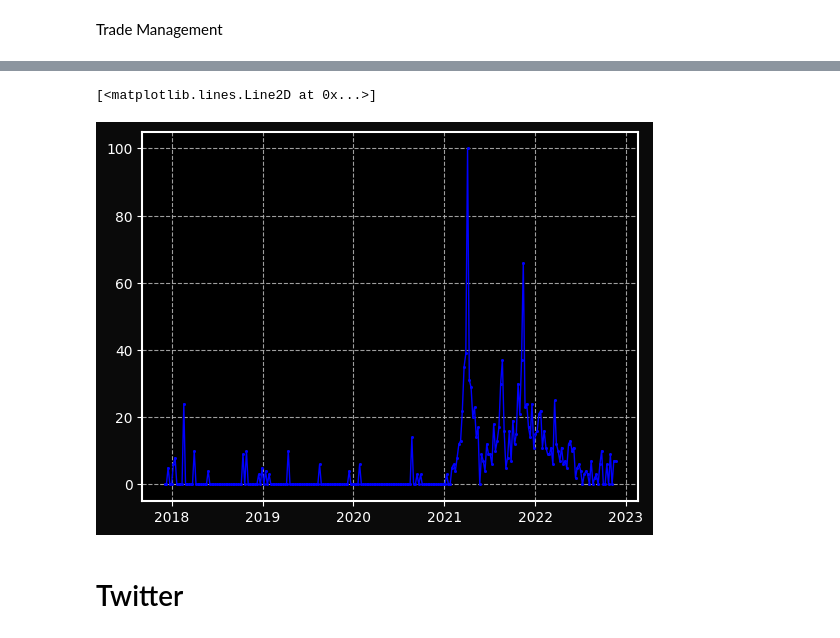
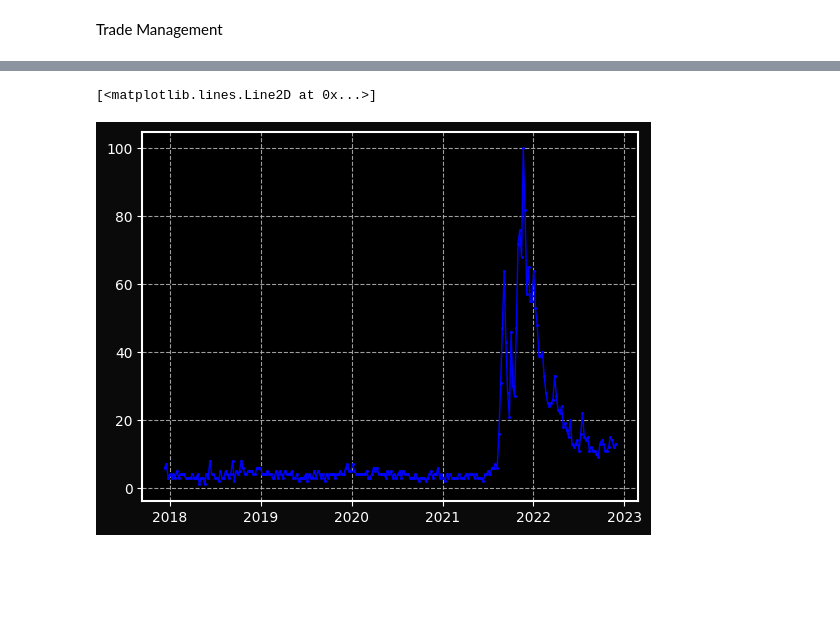
Before and after one commit to custom-hyper/Analytics, a Jupyter notebook: Trading_Report.ipynb, the cells around one changed output, grey strips where cells are left out. Drawn from its saved outputs; the diff is of its cells as text; code cells hidden in the pictures; blank space fills up the shorter version.

```diff
--- a/Trading_Report.ipynb
+++ b/Trading_Report.ipynb
@@ -629,3 +643,7 @@ plt.figure()
+# %%
+
+CoinGecko_id = "star-atlas" #@param {type:"string"}
+yahoo_id = "MATIC-USD" #@param {type:"string"}
 # %% [markdown]
 # Intraday Fundamentals
 # %% [markdown]
@@ -806,32 +921,5 @@ What is needed is a way to execute commerce transactions trustlessly with minimi
 # %%
-#@title
-
-
-import datetime
-import time
-import json
-from google.colab import data_table
-from pycoingecko import CoinGeckoAPI
-import plotly.graph_objects as go
-import pandas as pd
-import matplotlib.pyplot as plt
-from pytrends.request import TrendReq
-
-
-cg = CoinGeckoAPI()
-
-a = cg.get_coin_ohlc_by_id(id=CoinGecko_id, vs_currency='usd', days = 7 )
-
-
-df = pd.DataFrame(data=a, columns = ['Date','Open','High', 'Low', 'Close'])
-
-df['datetime'] = pd.to_datetime(df['Date'], unit='ms')
-
-fig2 = go.Figure(data=[go.Candlestick(x=df['datetime'],open=df['Open'], high=df['High'],low=df['Low'], close=df['Close'])])
-
-fig2.show()
-
-# Only need to run this once, the rest of requests will use the same session.
+#@title Google Trends
 pytrend = TrendReq()
 
 # Create payload and capture API tokens. Only needed for interest_over_time(), interest_by_region() & related_queries()
@@ -839,12 +927,12 @@ keyword = str(CoinGecko_id)
 keyword = keyword.replace('-',' ')
 pytrend.build_payload(kw_list=[keyword])
 
-# Interest Over Time
+
 interest_over_time_df = pytrend.interest_over_time()
-df=interest_over_time_df
+df_Google=interest_over_time_df
 
 #print(interest_over_time_df.tail(10))
 # multiple line plot
 # multiple line plot
-plt.plot( keyword, 'y1', data=df, marker='x', color='blue',linestyle='-', linewidth=1,ms=1.5 )
+plt.plot( keyword, 'y1', data=df_Google, marker='x', color='blue',linestyle='-', linewidth=1,ms=1.5 )
 # %% [output]
@@ -852,4 +939,2 @@ plt.plot( keyword, 'y1', data=df, marker='x', color='blue',linestyle='-', linewi
 [<matplotlib.lines.Line2D at 0x...>]
-[figure, old version]
+[figure, new version]
-# %% [markdown]
-# Twitter
```
Also changed, not shown: parts of 19 cells of this notebook.
